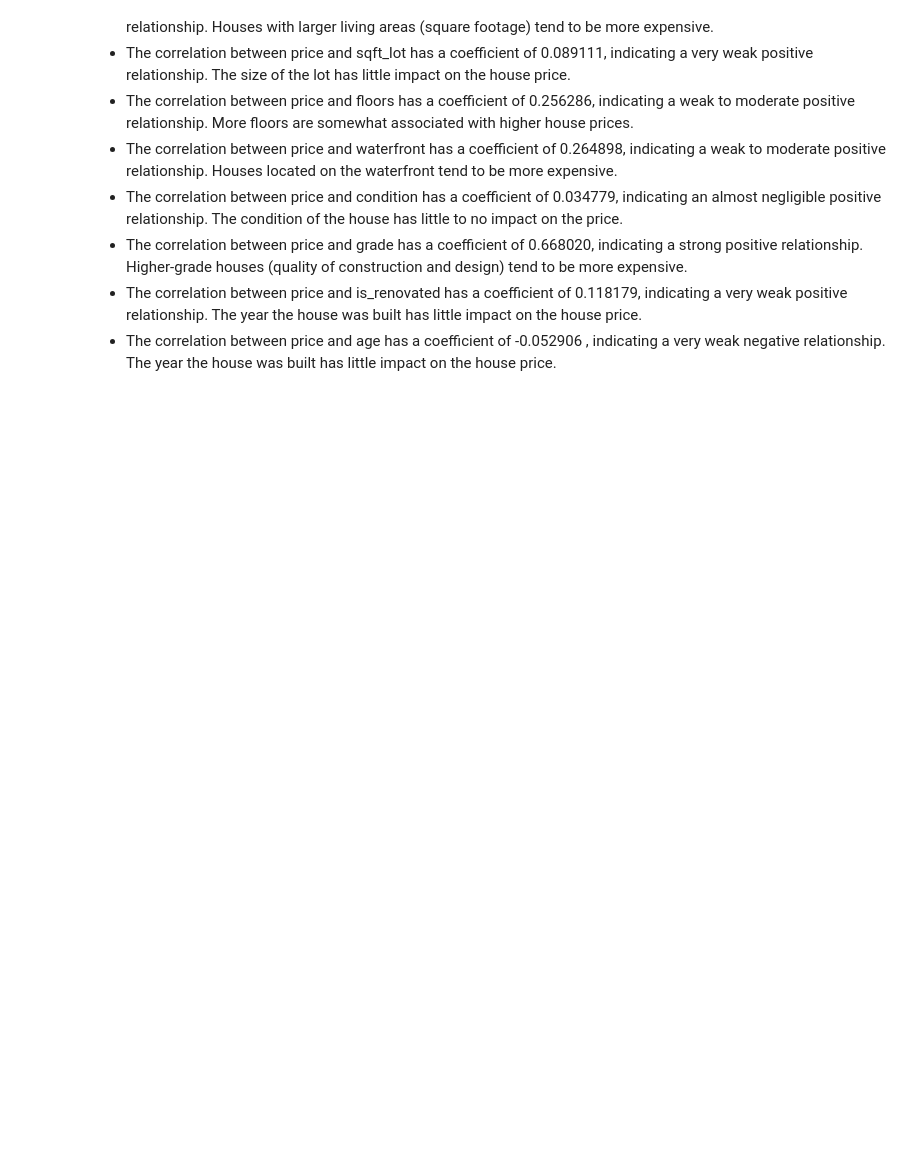
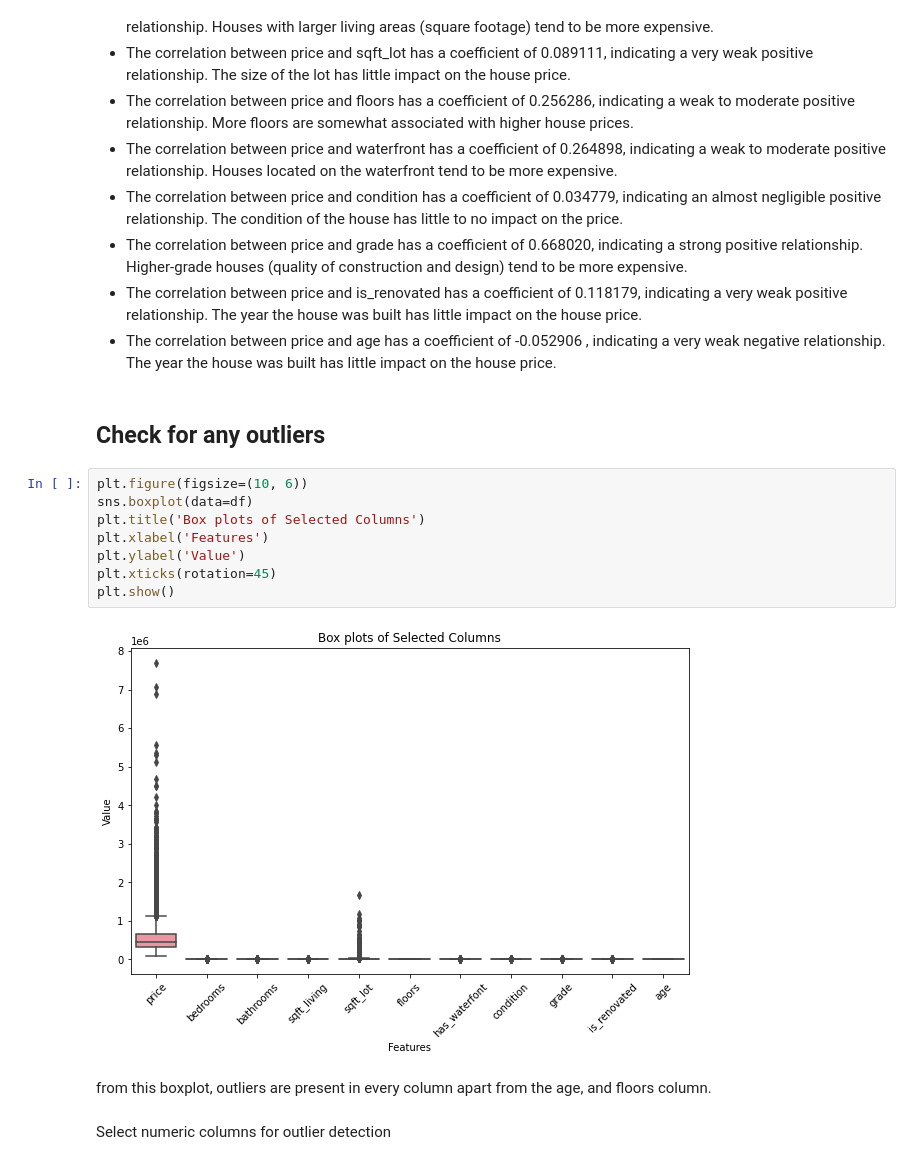
Before and after one commit to Leila-Nyambura/king-county-house-price-prediction-LRM, a Jupyter notebook: main.ipynb, the cells around one changed output. Drawn from its saved outputs; the diff is of its cells as text; blank space fills up the shorter version.

```diff
--- a/main.ipynb
+++ b/main.ipynb
@@ -239,3 +270,19 @@ df.corr() # Checked how diifferent independent variables relate to price
 - The correlation between price and grade has a coefficient of 0.668020, indicating a strong positive relationship. Higher-grade houses (quality of construction and design) tend to be more expensive.
 - The correlation between price and is_renovated has a coefficient of 0.118179, indicating a very weak positive relationship. The year the house was built has little impact on the house price.
 - The correlation between price and age has a coefficient of 	-0.052906	, indicating a very weak negative relationship. The year the house was built has little impact on the house price.
+# %% [markdown]
+## Check for any outliers
+# %%
+plt.figure(figsize=(10, 6))
+sns.boxplot(data=df)
+plt.title('Box plots of Selected Columns')
+plt.xlabel('Features')
+plt.ylabel('Value')
+plt.xticks(rotation=45)
+plt.show()
+# %% [output]
+[figure, added]
+# %% [markdown]
+from this boxplot, outliers are present in every column apart from the age, and floors column.
+# %% [markdown]
+Select numeric columns for outlier detection
```
Also changed, not shown: parts of 10 cells of this notebook.
